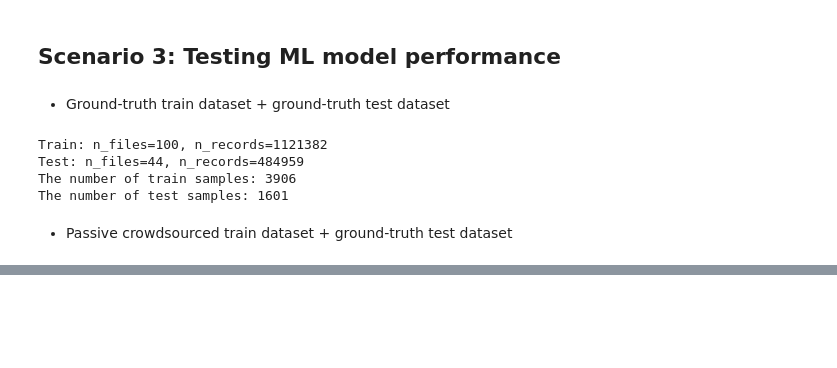
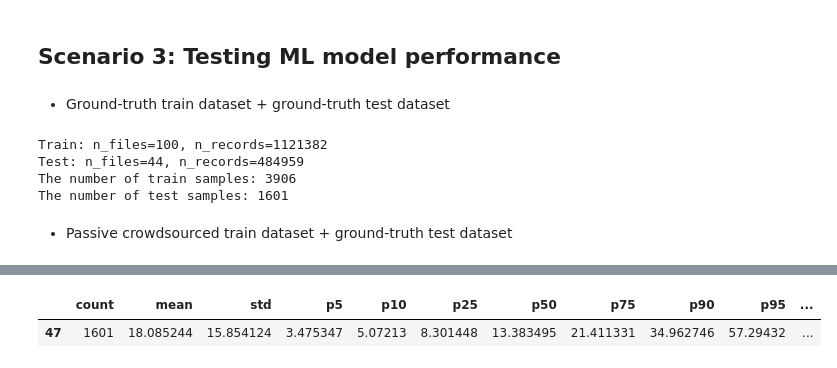
Before and after one commit to hungnd11/my-thesis, a Jupyter notebook: code/experiments/zee.ipynb, the cells around one changed output, grey strips where cells are left out. Saved outputs shown, nothing was run; the diff lists cells and outputs as text; code cells hidden in the pictures; blank space fills up the shorter version.

```diff
--- a/code/experiments/zee.ipynb
+++ b/code/experiments/zee.ipynb
@@ -825,0 +857,5 @@ The number of test samples: 1601
+# %%
+result_df[result_df["mean"] == result_df["mean"].min()]
+# %% [output]
+|  | count | mean | std | p5 | p10 | p25 | p50 | p75 | p90 | p95 | ... |
+| 47 | 1601 | 18.085244 | 15.854124 | 3.475347 | 5.07213 | 8.301448 | 13.383495 | 21.411331 | 34.962746 | 57.29432 | ... |
```
Also changed, not shown: parts of 9 cells of this notebook, 3 other files.
